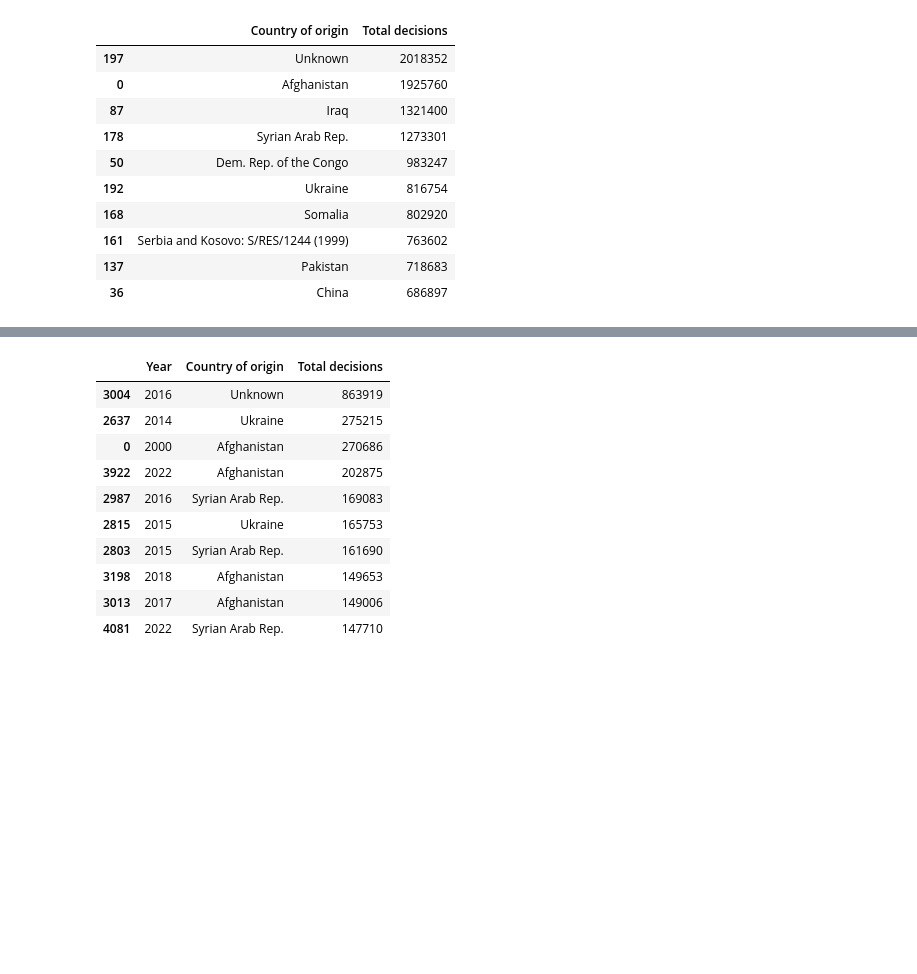
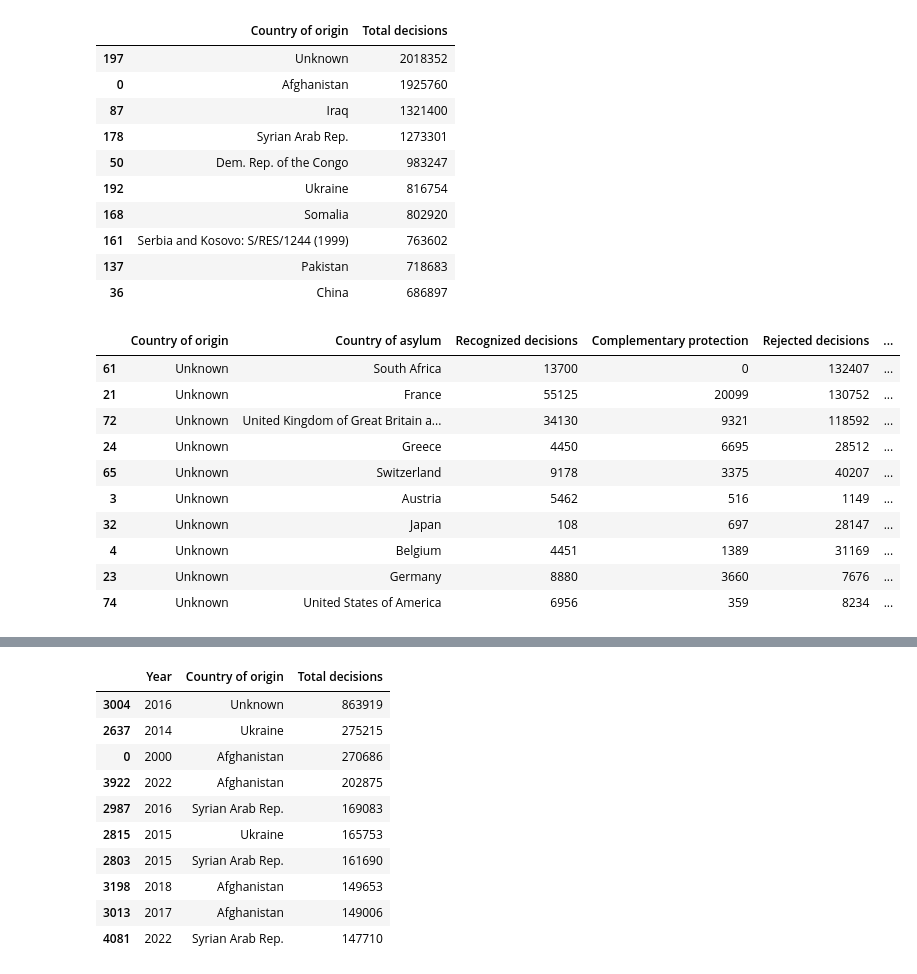
Before and after one commit to IoanaCretuAndrei/Refugee-flow-study, a Jupyter notebook: notebook_asylum_IGN.ipynb, the cells around one changed output, grey strips where cells are left out. Cells and saved outputs as stored; diff of their text form; code cells hidden in the pictures; blank space fills up the shorter version.

```diff
--- a/notebook_asylum_IGN.ipynb
+++ b/notebook_asylum_IGN.ipynb
@@ -327,3 +328,34 @@ asylum.groupby('Country of origin')['Total decisions'].sum().reset_index().sort_
 | 161 | Serbia and Kosovo: S/RES/1244 (1999) | 763602 |
 | 137 | Pakistan | 718683 |
 | 36 | China | 686897 |
+# %%
+asylum['Country of origin'] = asylum['Country of origin'].str.strip()
+# %%
+# Veamos de cada uno de los 7 países con más solicitudes de asilo, cuál es el país de destino más frecuente
+# para ello agrupamos por país de origen y destino, seleccionamos las columnas de las decisiones de las solicitudes de asilo y totales y las sumamos
+
+asylum_Unknown = asylum[asylum['Country of origin']=='Unknown'].groupby(['Country of origin','Country of asylum'])[['Recognized decisions','Complementary protection','Rejected decisions','Otherwise closed','Total decisions']].sum().reset_index().sort_values('Total decisions', ascending=False)
+
+asylum_Afghanistan = asylum[asylum['Country of origin']=='Afghanistan'].groupby(['Country of origin','Country of asylum'])[['Recognized decisions','Complementary protection','Rejected decisions','Otherwise closed','Total decisions']].sum().reset_index().sort_values('Total decisions', ascending=False)
+
+asylum_Iraq = asylum[asylum['Country of origin']=='Iraq'].groupby(['Country of origin','Country of asylum'])[['Recognized decisions','Complementary protection','Rejected decisions','Otherwise closed','Total decisions']].sum().reset_index().sort_values('Total decisions', ascending=False)
+
+asylum_Syria = asylum[asylum['Country of origin']=='Syrian Arab Rep.'].groupby(['Country of origin','Country of asylum'])[['Recognized decisions','Complementary protection','Rejected decisions','Otherwise closed','Total decisions']].sum().reset_index().sort_values('Total decisions', ascending=False)
+
+asylum_Congo = asylum[asylum['Country of origin']=='Dem. Rep. of the Congo'].groupby(['Country of origin','Country of asylum'])[['Recognized decisions','Complementary protection','Rejected decisions','Otherwise closed','Total decisions']].sum().reset_index().sort_values('Total decisions', ascending=False)
+
+asylum_Ukraine = asylum[asylum['Country of origin']=='Ukraine'].groupby(['Country of origin','Country of asylum'])[['Recognized decisions','Complementary protection','Rejected decisions','Otherwise closed','Total decisions']].sum().reset_index().sort_values('Total decisions', ascending=False)
+# %%
+asylum_Unknown.head(10)
+# %% [output]
+|  | Country of origin | Country of asylum | Recognized decisions | Complementary protection | Rejected decisions | ... |
+| 61 | Unknown | South Africa | 13700 | 0 | 132407 | ... |
+| 21 | Unknown | France | 55125 | 20099 | 130752 | ... |
+| 72 | Unknown | United Kingdom of Great Britain a... | 34130 | 9321 | 118592 | ... |
+| 24 | Unknown | Greece | 4450 | 6695 | 28512 | ... |
+| 65 | Unknown | Switzerland | 9178 | 3375 | 40207 | ... |
+| 3 | Unknown | Austria | 5462 | 516 | 1149 | ... |
+| 32 | Unknown | Japan | 108 | 697 | 28147 | ... |
+| 4 | Unknown | Belgium | 4451 | 1389 | 31169 | ... |
+| 23 | Unknown | Germany | 8880 | 3660 | 7676 | ... |
+| 74 | Unknown | United States of America | 6956 | 359 | 8234 | ... |
```
Also changed, not shown: parts of 8 cells of this notebook.
